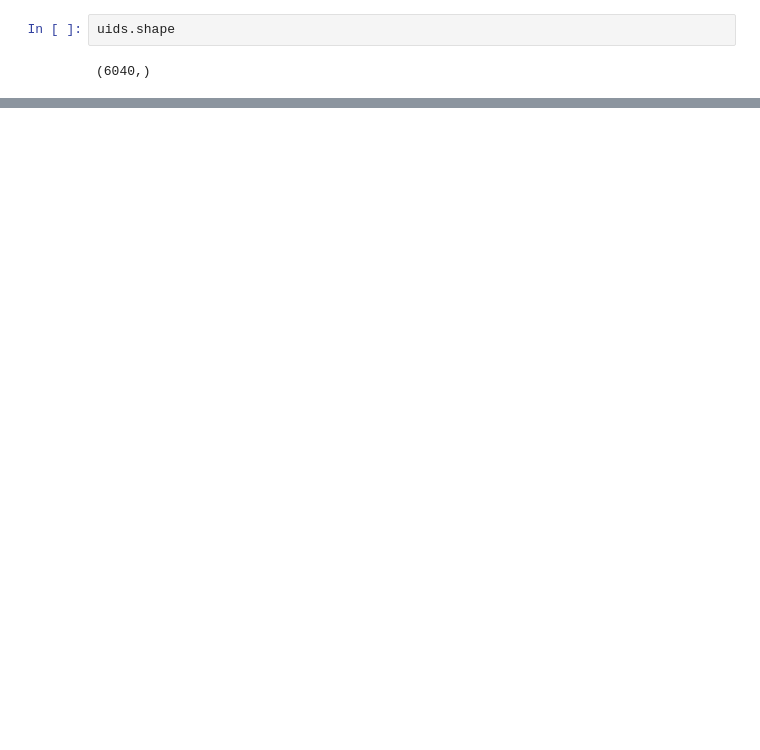
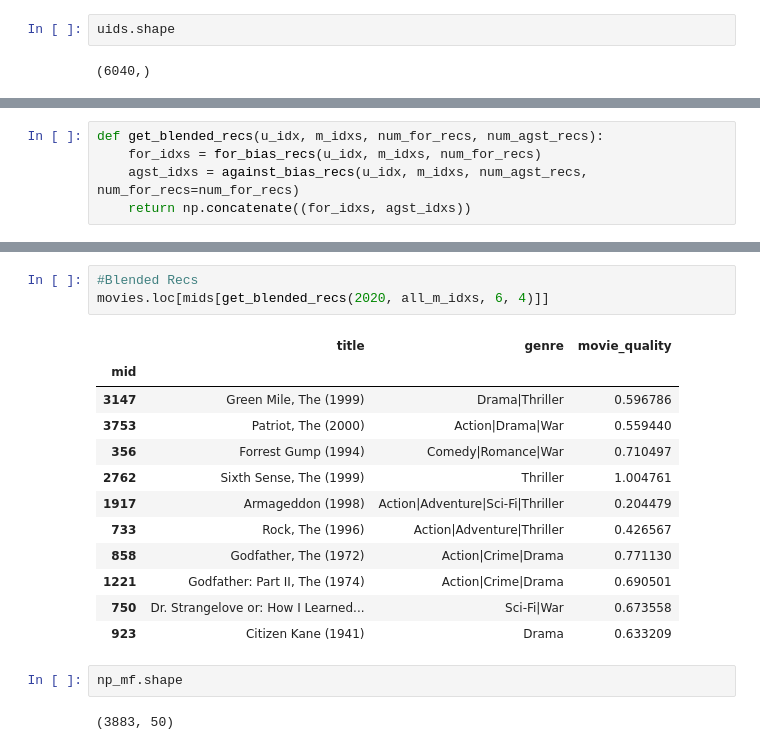
Before and after one commit to pratX/BugsRecSys, a Jupyter notebook: RecSys.ipynb, the cells around one changed output, grey strips where cells are left out. Drawn from its saved outputs; the diff is of its cells as text; blank space fills up the shorter version.

```diff
--- a/RecSys.ipynb
+++ b/RecSys.ipynb
@@ -295,0 +299,5 @@ uids.shape
+# %%
+def get_blended_recs(u_idx, m_idxs, num_for_recs, num_agst_recs):
+    for_idxs = for_bias_recs(u_idx, m_idxs, num_for_recs)
+    agst_idxs = against_bias_recs(u_idx, m_idxs, num_agst_recs, num_for_recs=num_for_recs)
+    return np.concatenate((for_idxs, agst_idxs))
@@ -295,0 +320,20 @@ uids.shape
+# %%
+#Blended Recs
+movies.loc[mids[get_blended_recs(2020, all_m_idxs, 6, 4)]]
+# %% [output]
+|  | title | genre | movie_quality |
+| mid |  |  |  |
+| 3147 | Green Mile, The (1999) | Drama|Thriller | 0.596786 |
+| 3753 | Patriot, The (2000) | Action|Drama|War | 0.559440 |
+| 356 | Forrest Gump (1994) | Comedy|Romance|War | 0.710497 |
+| 2762 | Sixth Sense, The (1999) | Thriller | 1.004761 |
+| 1917 | Armageddon (1998) | Action|Adventure|Sci-Fi|Thriller | 0.204479 |
+| 733 | Rock, The (1996) | Action|Adventure|Thriller | 0.426567 |
+| 858 | Godfather, The (1972) | Action|Crime|Drama | 0.771130 |
+| 1221 | Godfather: Part II, The (1974) | Action|Crime|Drama | 0.690501 |
+| 750 | Dr. Strangelove or: How I Learned... | Sci-Fi|War | 0.673558 |
+| 923 | Citizen Kane (1941) | Drama | 0.633209 |
+# %%
+np_mf.shape
+# %% [output]
+(3883, 50)
```
Also changed, not shown: parts of 11 cells of this notebook.
